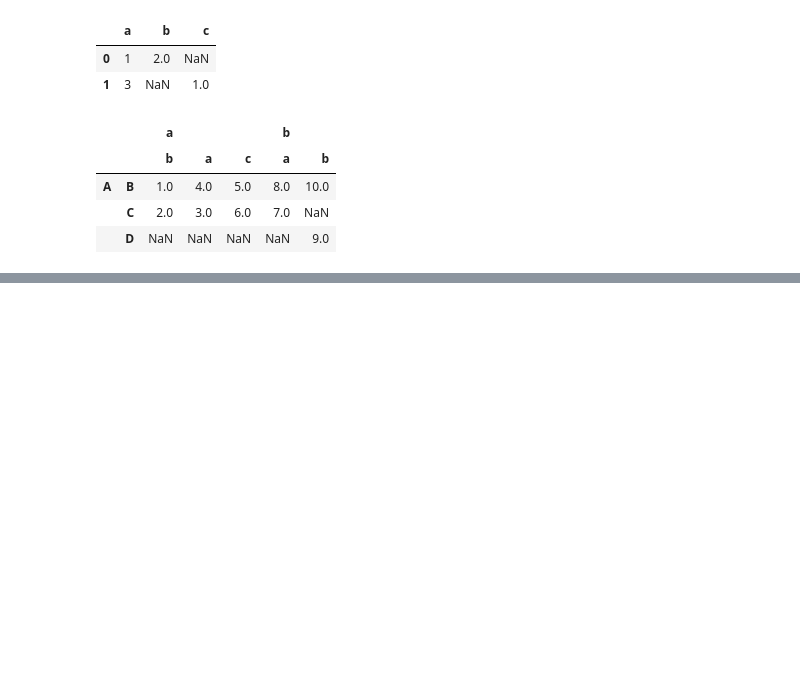
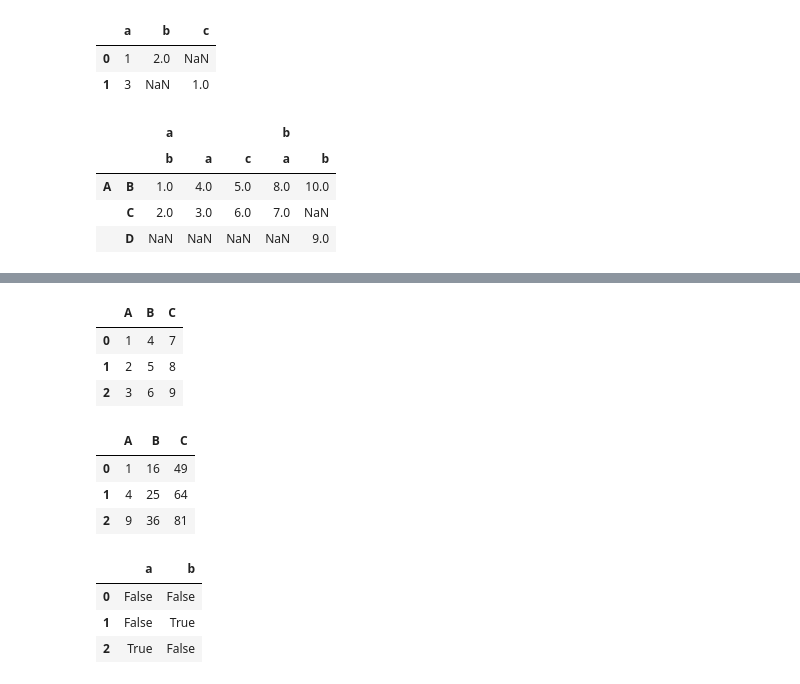
Before and after one commit to srikanthravipati27/ml, a Jupyter notebook: l_pandas.ipynb, the cells around one changed output, grey strips where cells are left out. Cells and saved outputs as stored; diff of their text form; code cells hidden in the pictures; blank space fills up the shorter version.

```diff
--- a/l_pandas.ipynb
+++ b/l_pandas.ipynb
@@ -118,0 +248,25 @@ df
+# %%
+#Arithmetic with scalars like * 5 + 2 is applied element-wise on each value.
+df * 2 + 1
+df
+# %% [output]
+|  | A | B | C |
+| 0 | 1 | 4 | 7 |
+| 1 | 2 | 5 | 8 |
+| 2 | 3 | 6 | 9 |
+# %%
+df ** 2
+# %% [output]
+|  | A | B | C |
+| 0 | 1 | 16 | 49 |
+| 1 | 4 | 25 | 64 |
+| 2 | 9 | 36 | 81 |
+# %%
+df1 = pd.DataFrame({"a": [1, 0, 1], "b": [0, 1, 1]}, dtype=bool)
+df2 = pd.DataFrame({"a": [0, 1, 1], "b": [1, 1, 0]}, dtype=bool)
+df1 & df2
+# %% [output]
+|  | a | b |
+| 0 | False | False |
+| 1 | False | True |
+| 2 | True | False |
```
Also changed, not shown: parts of 12 cells of this notebook.
